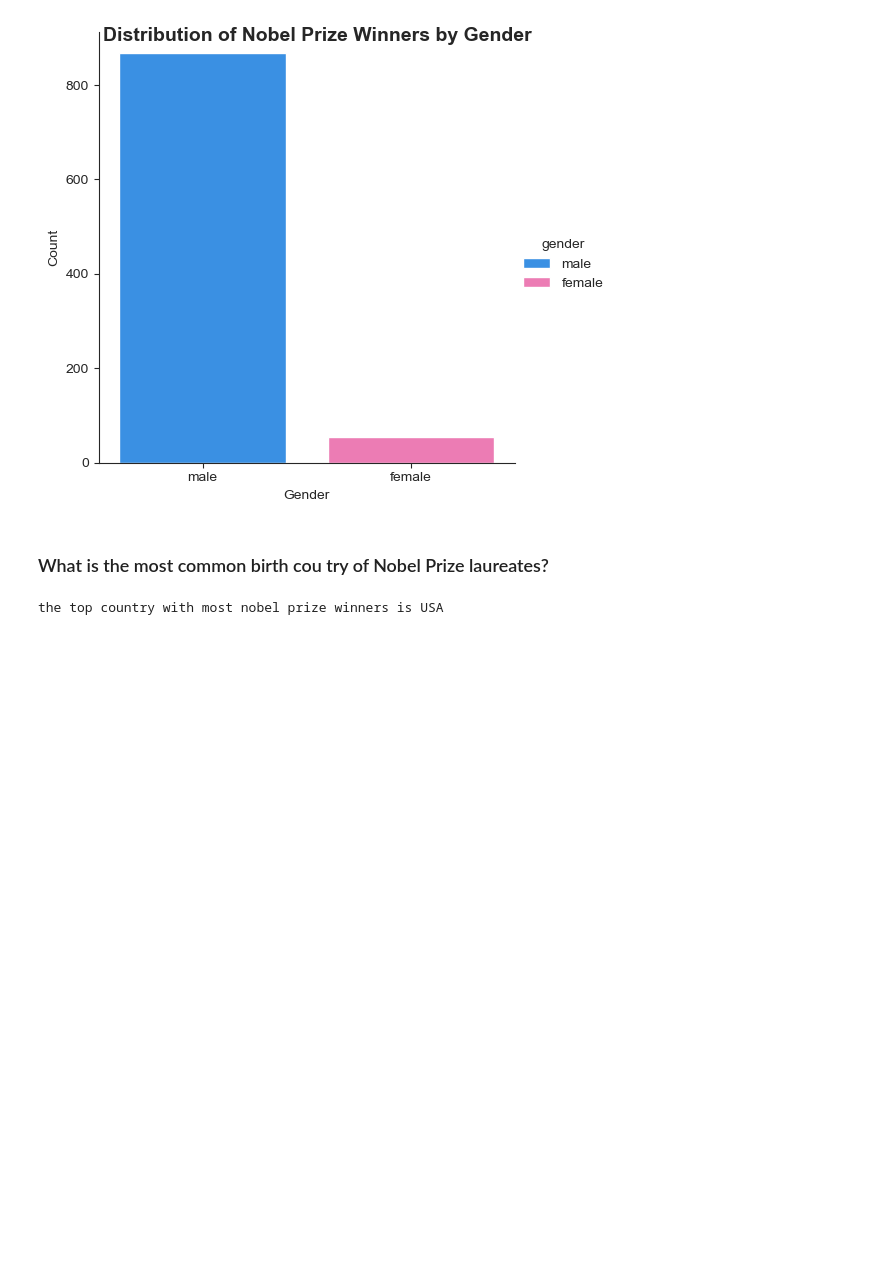
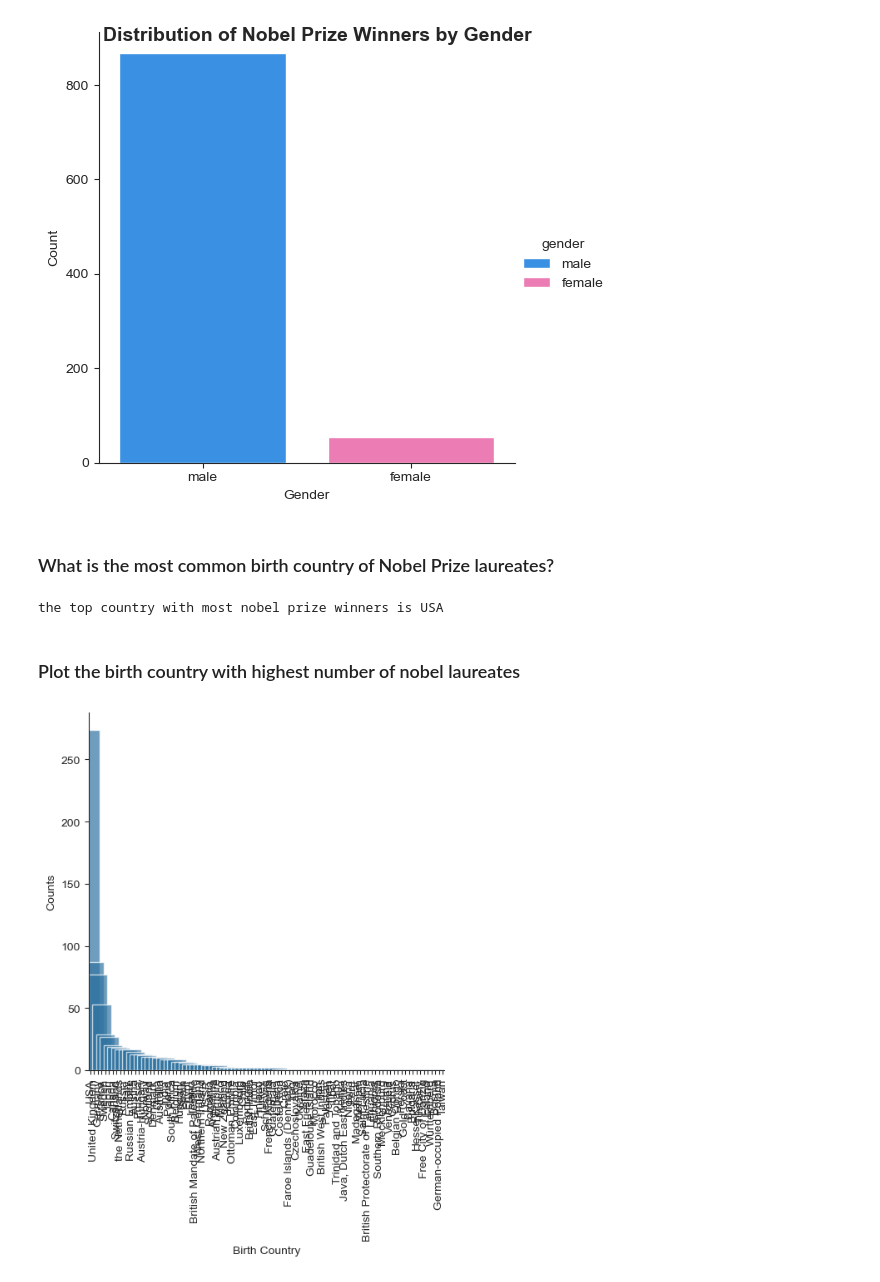
Before and after one commit to IDKwoji/python-learning-trajectory, a Jupyter notebook: data-analysis/01_nobel_price.ipynb, the cells around one changed output. Drawn from its saved outputs; the diff is of its cells as text; code cells hidden in the pictures; blank space fills up the shorter version.

Commit message:
update notebook with plot

```diff
--- a/data-analysis/01_nobel_price.ipynb
+++ b/data-analysis/01_nobel_price.ipynb
@@ -93,7 +96,7 @@ plt.show()
 # %% [output]
 [figure]
 # %% [markdown]
-### What is the most common birth cou try of Nobel Prize laureates?
+### What is the most common birth country of Nobel Prize laureates?
 # %%
 #print(nobel_df.columns)
 # count the country with the most nobel prize winners
@@ -105,3 +108,13 @@ top_country = country_count.idxmax()
 print(f'the top country with most nobel prize winners is {top_country}')
 # %% [output]
 the top country with most nobel prize winners is USA
+# %% [markdown]
+### Plot the birth country with highest number of nobel laureates
+# %%
+f2 = sns.catplot(data=nobel_df, x="birth_country", kind="count", width=5.0, alpha=0.7, order=country_count.index)
+f2.set_xticklabels(rotation=90)
+f2.set_axis_labels("Birth Country", "Counts")
+
+plt.show()
+# %% [output]
+[figure, added]
```
Also changed, not shown: parts of 5 cells of this notebook.
